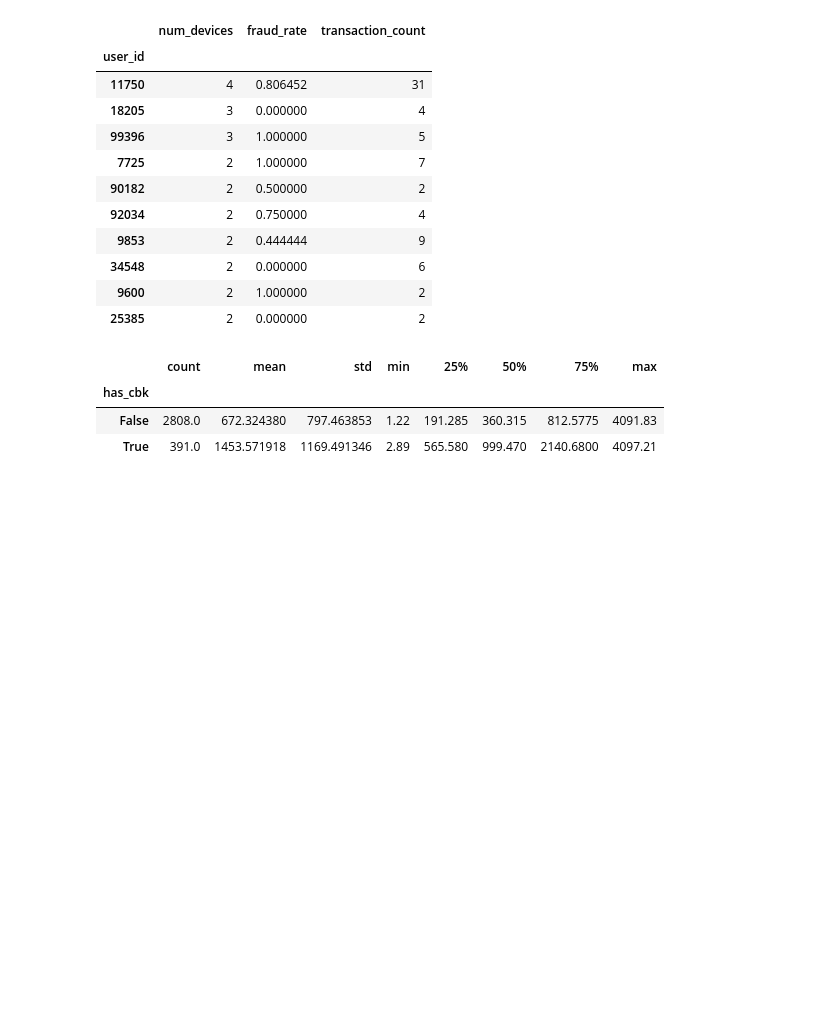
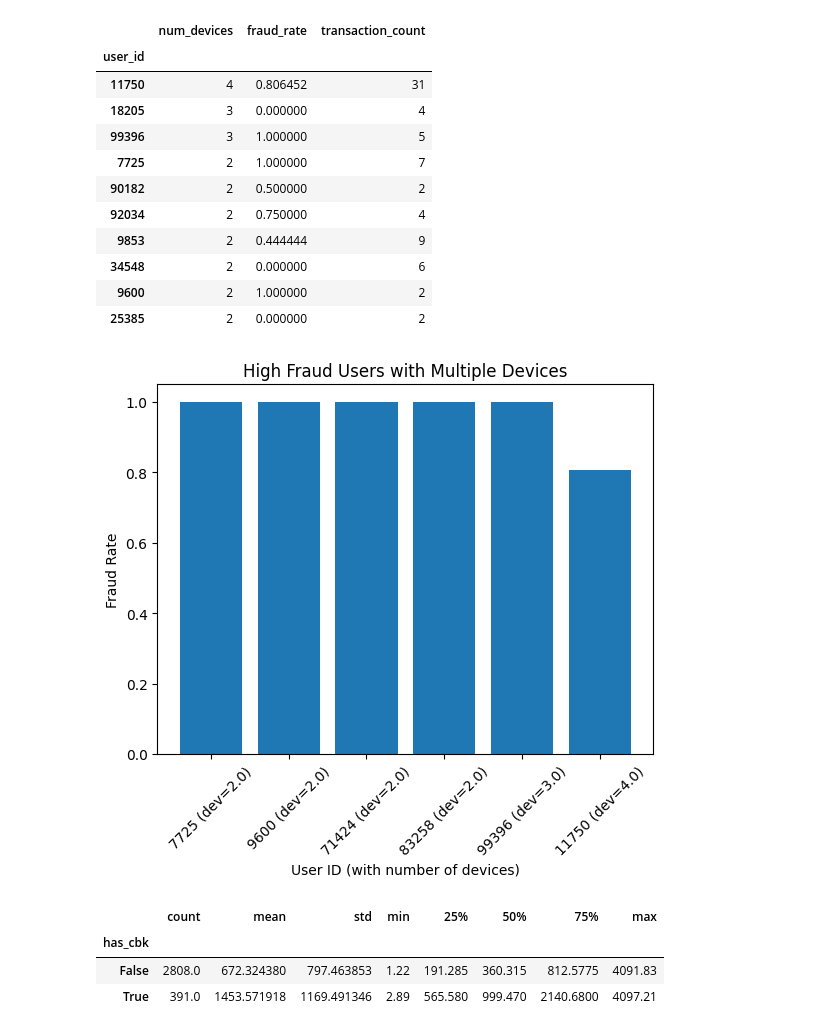
Before and after one commit to RudahNascimento/fraud-detection-analysis, a Jupyter notebook: notebooks/eda.ipynb, the cells around one changed output. Drawn from its saved outputs; the diff is of its cells as text; code cells hidden in the pictures; blank space fills up the shorter version.

Commit message:
Update notebook with additional analysis

```diff
--- a/notebooks/eda.ipynb
+++ b/notebooks/eda.ipynb
@@ -222,6 +215,32 @@ user_device_analysis.sort_values(by="num_devices", ascending=False).head(10)
 | 34548 | 2 | 0.000000 | 6 |
 | 9600 | 2 | 1.000000 | 2 |
 | 25385 | 2 | 0.000000 | 2 |
+# %%
+# 2.3) Graphic Visualization:
+
+import matplotlib.pyplot as plt
+
+high_risk_multi_device = user_device_analysis[
+    (user_device_analysis["fraud_rate"] > 0.8) &
+    (user_device_analysis["num_devices"] > 1)
+].sort_values(by="fraud_rate", ascending=False)
+
+labels = [
+    f"{user_id} (dev={row['num_devices']})"
+    for user_id, row in high_risk_multi_device.iterrows()
+]
+
+plt.figure()
+plt.bar(labels, high_risk_multi_device["fraud_rate"])
+
+plt.title("High Fraud Users with Multiple Devices")
+plt.xlabel("User ID (with number of devices)")
+plt.ylabel("Fraud Rate")
+plt.xticks(rotation=45)
+
+plt.show()
+# %% [output]
+[figure, added]
 # %%
 # 2.4) Relation between transaction_amount and fraud:
 
```
Also changed, not shown: parts of 3 cells of this notebook.
